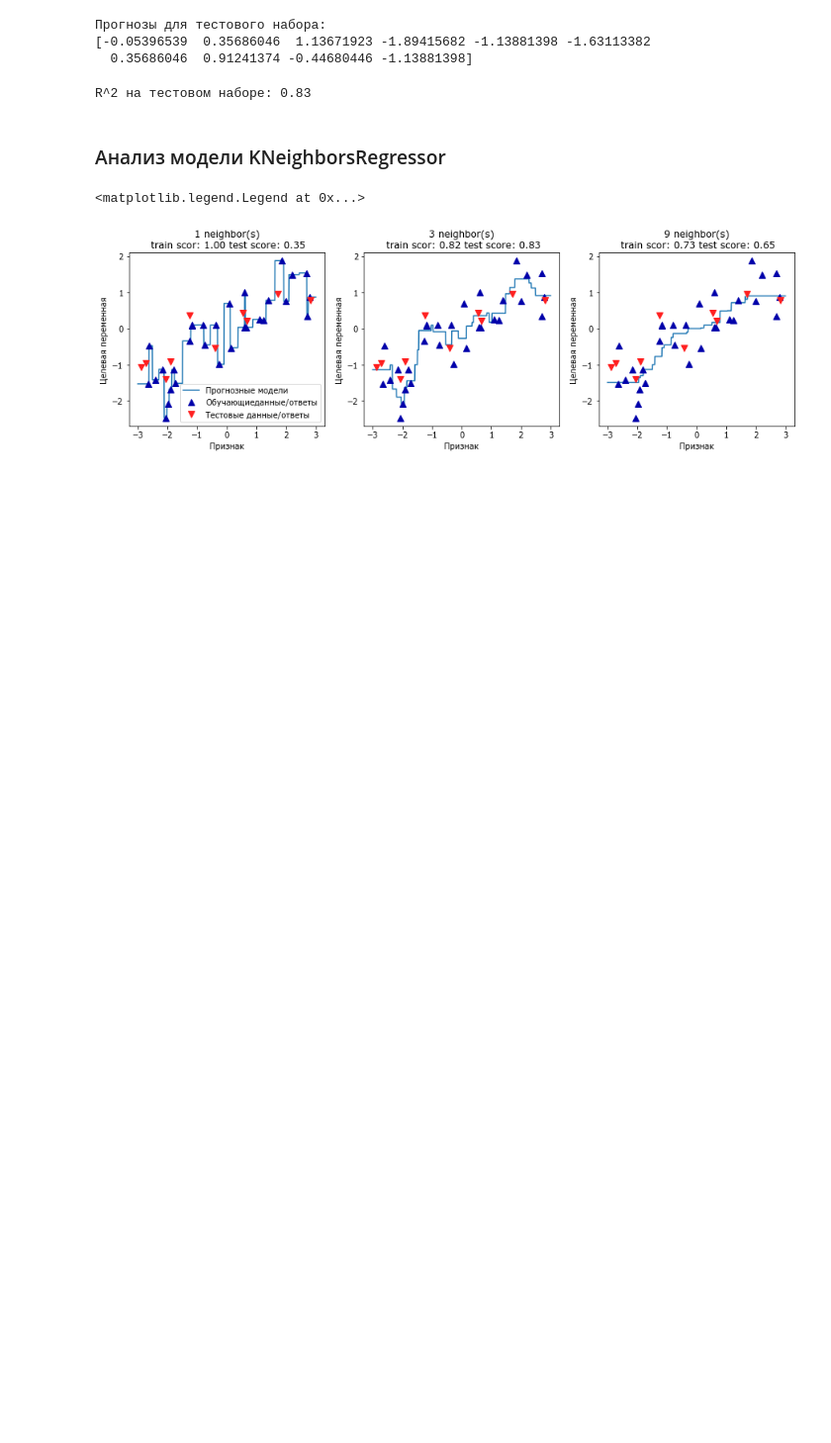
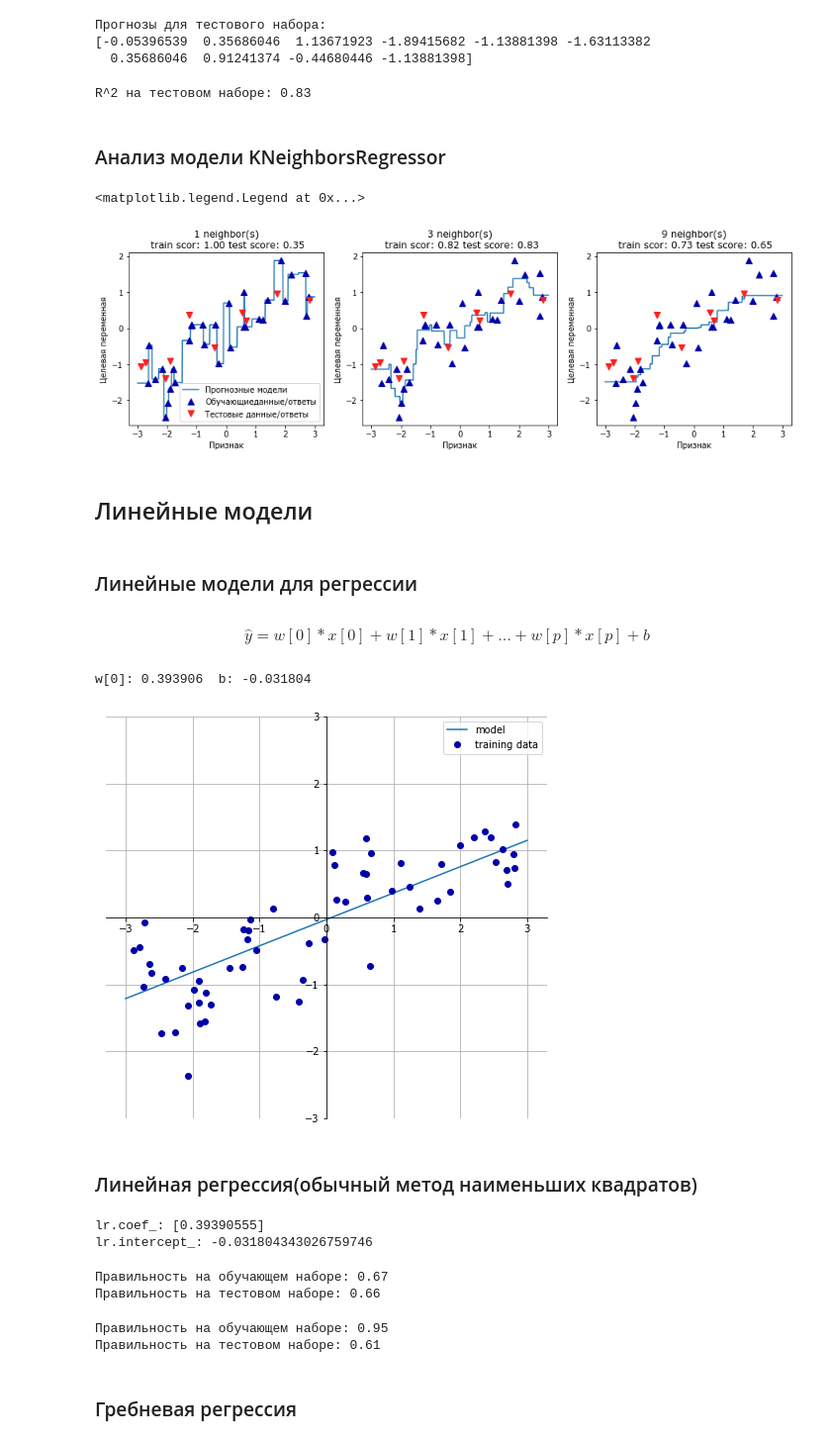
Before and after one commit to fray517/ml, a Jupyter notebook: machine_learning_1.ipynb, the cells around one changed output. Shown at 99% size. Cells and saved outputs as stored; diff of their text form; code cells hidden in the pictures; blank space fills up the shorter version.

```diff
--- a/machine_learning_1.ipynb
+++ b/machine_learning_1.ipynb
@@ -378,3 +369,44 @@ axes[0].legend(["Прогнозные модели", "Обучающиеданн
 # %% [output]
 <matplotlib.legend.Legend at 0x...>
 [figure]
+# %% [markdown]
+## Линейные модели
+# %% [markdown]
+### Линейные модели для регрессии
+# %% [markdown]
+$$ \hat y = w[0] * x[0] + w[1] * x[1] + ... + w[p] * x[p] + b$$
+# %%
+mglearn.plots.plot_linear_regression_wave()
+# %% [output]
+w[0]: 0.393906  b: -0.031804
+[figure, added]
+# %% [markdown]
+### Линейная регрессия(обычный метод наименьших квадратов)
+# %%
+from sklearn.linear_model import LinearRegression
+X, y = mglearn.datasets.make_wave(n_samples=60)
+X_train, X_test, y_train, y_test = train_test_split(X, y, random_state=42)
+lr = LinearRegression().fit(X_train, y_train)
+print("lr.coef_: {}".format(lr.coef_))
+print("lr.intercept_: {}".format(lr.intercept_))
+# %% [output]
+lr.coef_: [0.39390555]
+lr.intercept_: -0.031804343026759746
+# %%
+print("Правильность на обучающем наборе: {:.2f}".format(lr.score(X_train, y_train)))
+print("Правильность на тестовом наборе: {:.2f}".format(lr.score(X_test, y_test)))
+# %% [output]
+Правильность на обучающем наборе: 0.67
+Правильность на тестовом наборе: 0.66
+# %%
+X, y = mglearn.datasets.load_extended_boston()
+X_train, X_test, y_train, y_test = train_test_split(X, y, random_state=0)
+lr = LinearRegression().fit(X_train, y_train)
+
+print("Правильность на обучающем наборе: {:.2f}".format(lr.score(X_train, y_train)))
+print("Правильность на тестовом наборе: {:.2f}".format(lr.score(X_test, y_test)))
+# %% [output]
+Правильность на обучающем наборе: 0.95
+Правильность на тестовом наборе: 0.61
+# %% [markdown]
+### Гребневая регрессия
```
Also changed, not shown: parts of 15 cells of this notebook.
